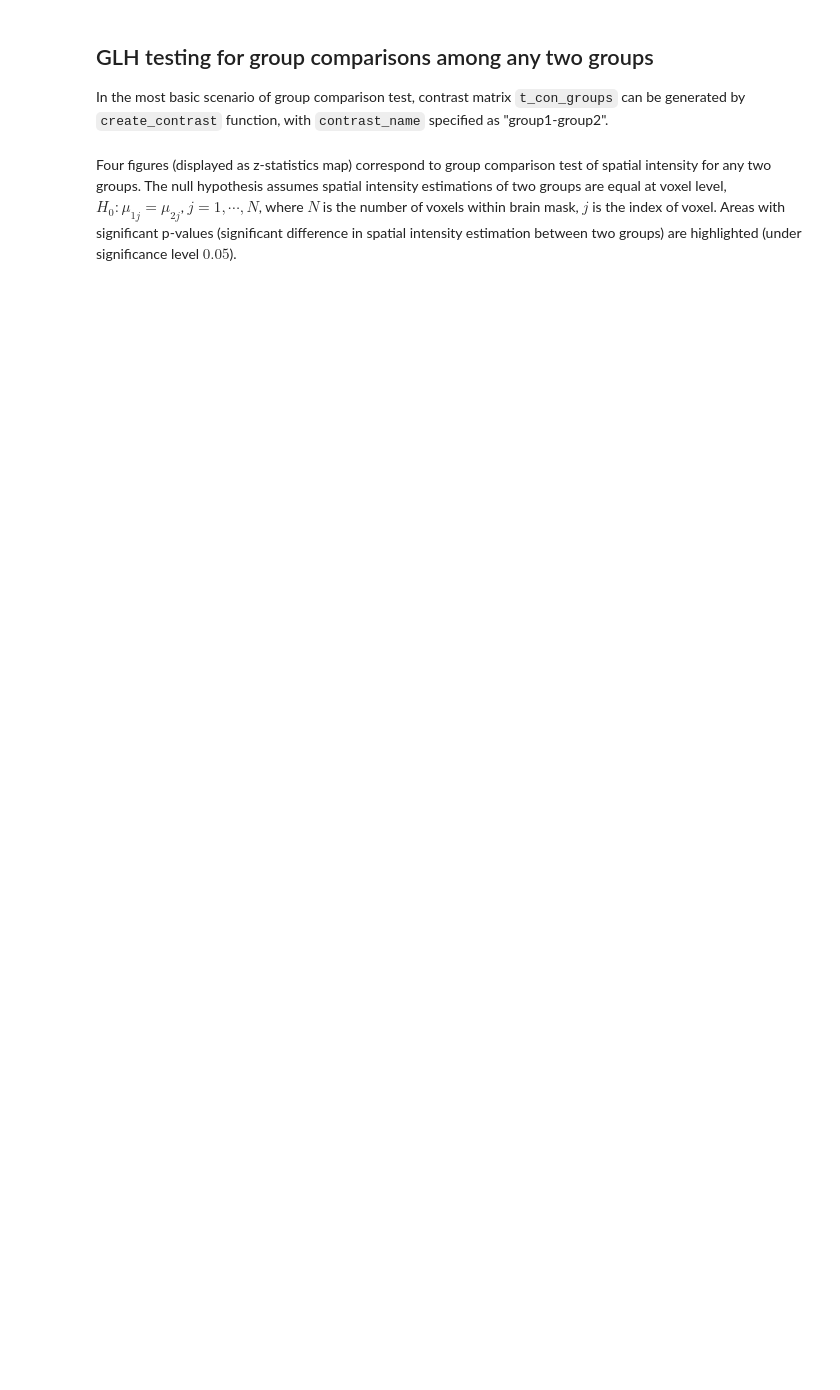
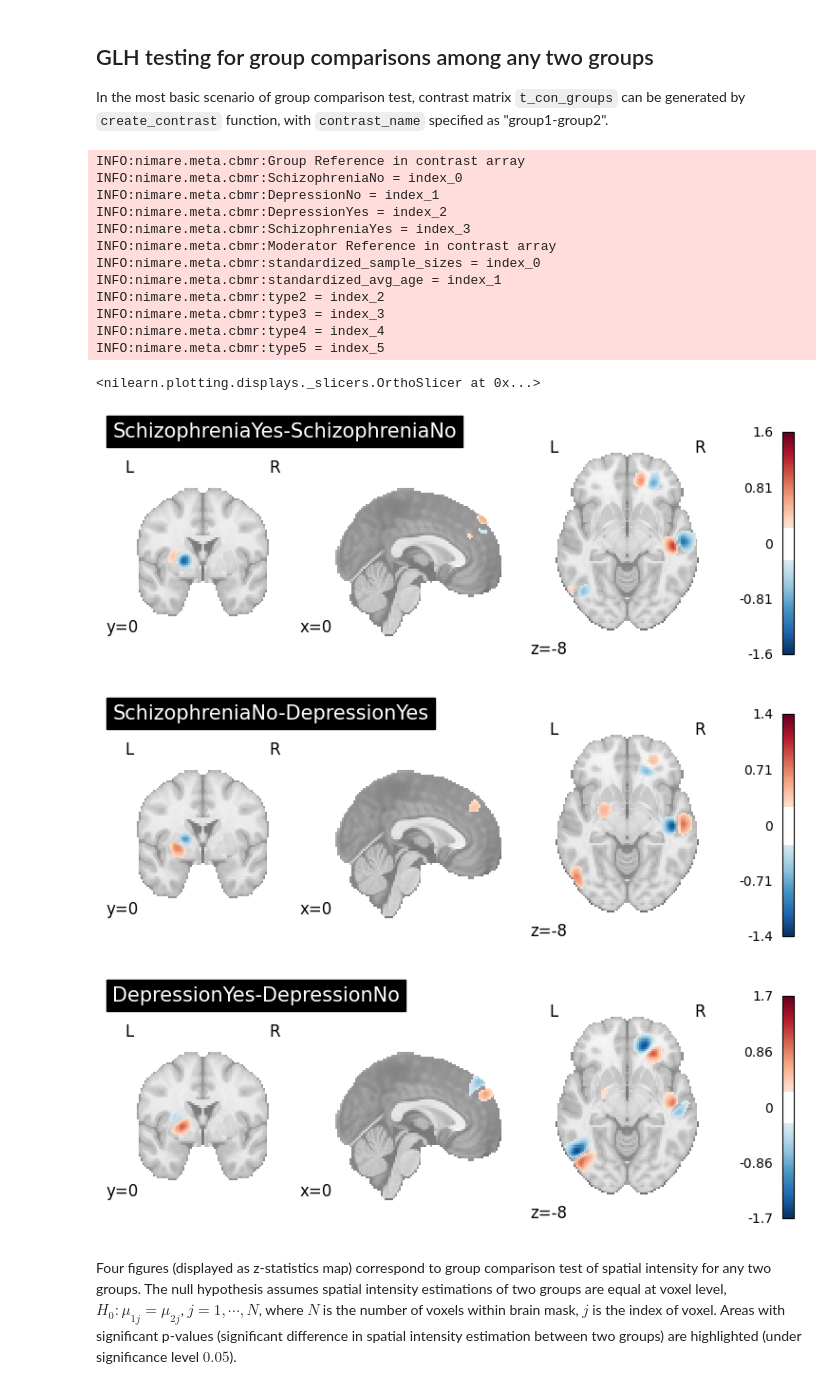
Before and after one commit to neurostuff/NiMARE, a Jupyter notebook: examples/02_meta-analyses/10_plot_cbmr.ipynb, the cells around one changed output. Cells and saved outputs as stored; diff of their text form; code cells hidden in the pictures; blank space fills up the shorter version.

```diff
--- a/examples/02_meta-analyses/10_plot_cbmr.ipynb
+++ b/examples/02_meta-analyses/10_plot_cbmr.ipynb
@@ -183,42 +261,59 @@ can be generated by `create_contrast` function, with `contrast_name` specified a
 # %%
 inference = CBMRInference(CBMRResults=results, device="cuda")
 t_con_groups = inference.create_contrast(
     [
-        "schizophrenia_Yes-schizophrenia_No",
-        "schizophrenia_No-depression_Yes",
-        "depression_Yes-depression_No",
+        "SchizophreniaYes-SchizophreniaNo",
+        "SchizophreniaNo-DepressionYes",
+        "DepressionYes-DepressionNo",
     ],
     type="groups",
 )
 contrast_result = inference.compute_contrast(t_con_groups=t_con_groups, t_con_moderators=False)
 
 # generate z-statistics maps for each group
 plot_stat_map(
-    results.get_map("schizophrenia_Yes-schizophrenia_No_z_statistics"),
+    results.get_map("z_group-SchizophreniaYes-SchizophreniaNo"),
     cut_coords=[0, 0, -8],
     draw_cross=False,
     cmap="RdBu_r",
-    title="schizophrenia_Yes",
+    title="SchizophreniaYes-SchizophreniaNo",
     threshold=scipy.stats.norm.isf(0.4),
 )
 
 plot_stat_map(
-    results.get_map("schizophrenia_No-depression_Yes_z_statistics"),
+    results.get_map("z_group-SchizophreniaNo-DepressionYes"),
     cut_coords=[0, 0, -8],
     draw_cross=False,
     cmap="RdBu_r",
-    title="schizophrenia_No",
+    title="SchizophreniaNo-DepressionYes",
     threshold=scipy.stats.norm.isf(0.4),
 )
 
 plot_stat_map(
-    results.get_map("depression_Yes-depression_No_z_statistics"),
+    results.get_map("z_group-DepressionYes-DepressionNo"),
     cut_coords=[0, 0, -8],
     draw_cross=False,
     cmap="RdBu_r",
-    title="depression_Yes",
+    title="DepressionYes-DepressionNo",
     threshold=scipy.stats.norm.isf(0.4),
 )
+# %% [output]
+INFO:nimare.meta.cbmr:Group Reference in contrast array
+INFO:nimare.meta.cbmr:SchizophreniaNo = index_0
+INFO:nimare.meta.cbmr:DepressionNo = index_1
+INFO:nimare.meta.cbmr:DepressionYes = index_2
+INFO:nimare.meta.cbmr:SchizophreniaYes = index_3
+INFO:nimare.meta.cbmr:Moderator Reference in contrast array
+INFO:nimare.meta.cbmr:standardized_sample_sizes = index_0
+INFO:nimare.meta.cbmr:standardized_avg_age = index_1
+INFO:nimare.meta.cbmr:type2 = index_2
+INFO:nimare.meta.cbmr:type3 = index_3
+INFO:nimare.meta.cbmr:type4 = index_4
+INFO:nimare.meta.cbmr:type5 = index_5
+<nilearn.plotting.displays._slicers.OrthoSlicer at 0x...>
+[figure, added]
+[figure, added]
+[figure, added]
 # %% [markdown]
 Four figures (displayed as z-statistics map) correspond to group comparison
 test of spatial intensity for any two groups. The null hypothesis assumes
```
Also changed, not shown: parts of 11 cells of this notebook, 5 other files.
